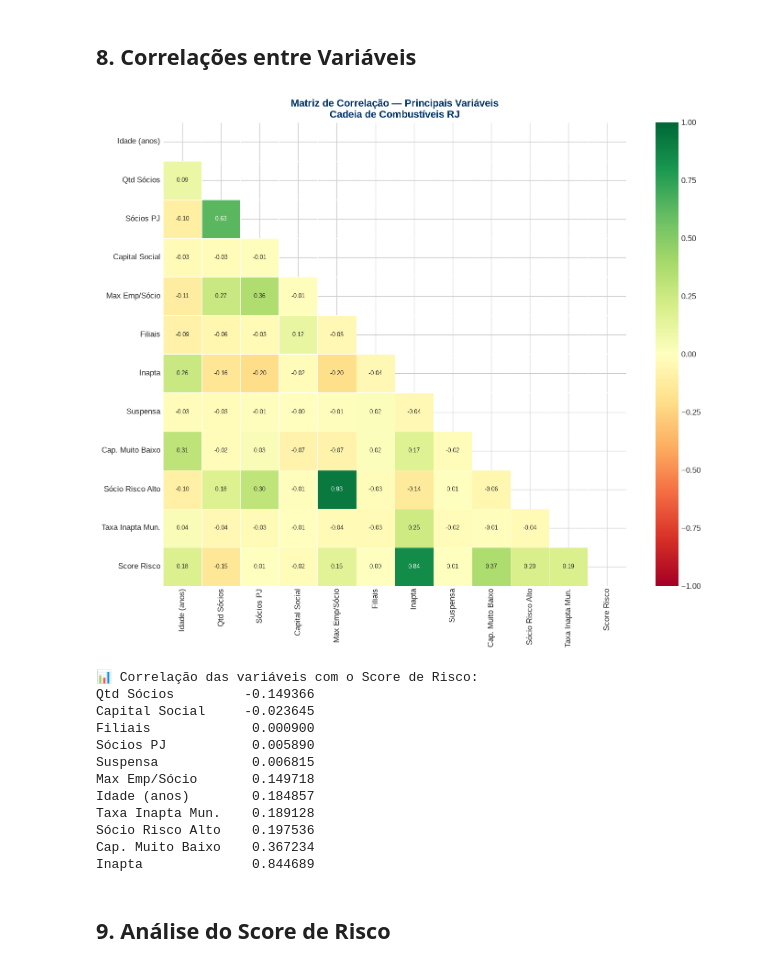
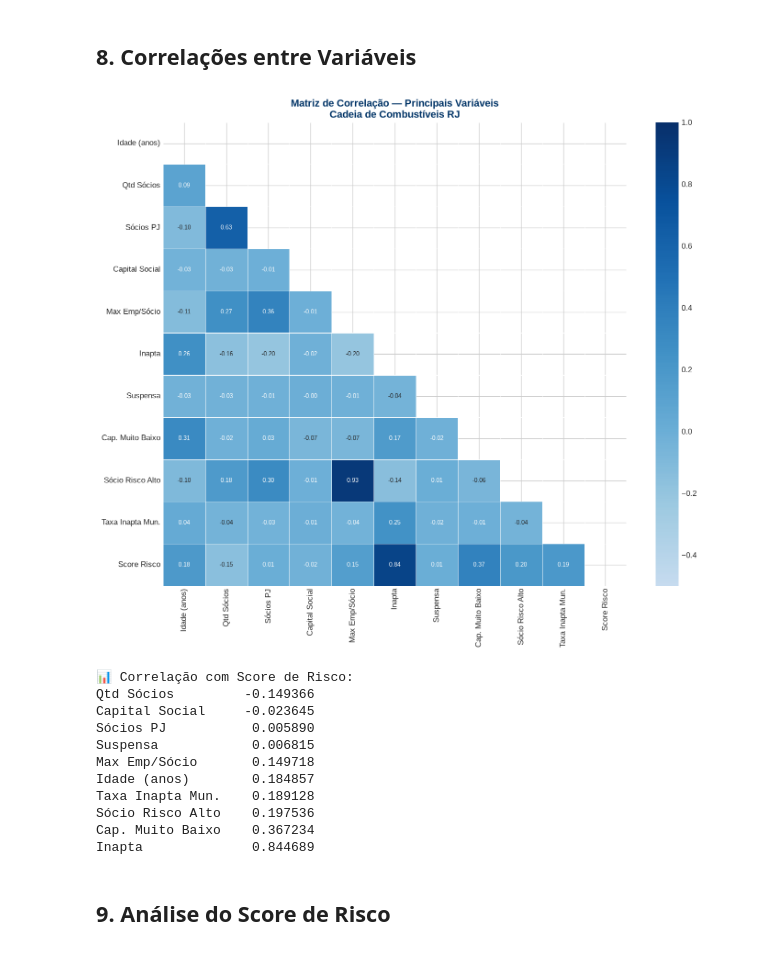
Before and after one commit to ktia-rios/tcc-scoring-risco-icms, a Jupyter notebook: notebooks/01_analise_exploratoria.ipynb, the cells around one changed output. Saved outputs shown, nothing was run; the diff lists cells and outputs as text; code cells hidden in the pictures.

Commit message:
refactor: paleta acadêmica azul + tracejado vermelho em todos os scripts e gráficos

```diff
--- a/notebooks/01_analise_exploratoria.ipynb
+++ b/notebooks/01_analise_exploratoria.ipynb
@@ -446,57 +381,40 @@ print(f'  • Idade média do setor: {df["anos_operacao"].mean():.1f} anos')
 # %% [markdown]
 ## 8. Correlações entre Variáveis
 # %%
-# Selecionar variáveis mais relevantes para a correlação
-cols_corr = [
-    'anos_operacao', 'qtd_socios', 'qtd_socios_pj',
-    'capital_social', 'max_empresas_por_socio',
-    'qtd_filiais', 'inapta', 'suspensa',
-    'capital_muito_baixo', 'socio_risco_alto',
-    'taxa_inapta_municipio', 'score_risco_v2'
-]
+cols_corr = ['anos_operacao','qtd_socios','qtd_socios_pj','capital_social',
+             'max_empresas_por_socio','inapta','suspensa',
+             'capital_muito_baixo','socio_risco_alto',
+             'taxa_inapta_municipio','score_risco_v2']
 cols_corr = [c for c in cols_corr if c in df.columns]
-
-nomes_legenda = {
-    'anos_operacao': 'Idade (anos)',
-    'qtd_socios': 'Qtd Sócios',
-    'qtd_socios_pj': 'Sócios PJ',
-    'capital_social': 'Capital Social',
-    'max_empresas_por_socio': 'Max Emp/Sócio',
-    'qtd_filiais': 'Filiais',
-    'inapta': 'Inapta',
-    'suspensa': 'Suspensa',
-    'capital_muito_baixo': 'Cap. Muito Baixo',
-    'socio_risco_alto': 'Sócio Risco Alto',
-    'taxa_inapta_municipio': 'Taxa Inapta Mun.',
-    'score_risco_v2': 'Score Risco'
+nomes = {
+    'anos_operacao':'Idade (anos)', 'qtd_socios':'Qtd Sócios',
+    'qtd_socios_pj':'Sócios PJ', 'capital_social':'Capital Social',
+    'max_empresas_por_socio':'Max Emp/Sócio', 'inapta':'Inapta',
+    'suspensa':'Suspensa', 'capital_muito_baixo':'Cap. Muito Baixo',
+    'socio_risco_alto':'Sócio Risco Alto',
+    'taxa_inapta_municipio':'Taxa Inapta Mun.', 'score_risco_v2':'Score Risco'
 }
-
-corr = df[cols_corr].rename(columns=nomes_legenda).corr()
+corr = df[cols_corr].rename(columns=nomes).corr()
+mask = np.triu(np.ones_like(corr, dtype=bool))
 
 fig, ax = plt.subplots(figsize=(12, 10))
-mask = np.triu(np.ones_like(corr, dtype=bool))
-sns.heatmap(corr, mask=mask, annot=True, fmt='.2f',
-            cmap='RdYlGn', center=0, square=True,
-            linewidths=0.5, ax=ax,
-            annot_kws={'size': 8},
-            vmin=-1, vmax=1)
+sns.heatmap(corr, mask=mask, annot=True, fmt='.2f', cmap='Blues',
+            center=0, square=True, linewidths=0.5, ax=ax,
+            annot_kws={'size':8}, vmin=-0.5, vmax=1)
 ax.set_title('Matriz de Correlação — Principais Variáveis\nCadeia de Combustíveis RJ',
-             fontsize=13, fontweight='bold', color=CORES['azul'])
+             fontsize=13, fontweight='bold', color=AZUL['escuro'])
 plt.tight_layout()
-plt.savefig('../outputs/graficos/EDA_06_correlacao.png',
-            dpi=150, bbox_inches='tight')
+plt.savefig(OUT_DIR/'EDA_06_correlacao.png', dpi=150, bbox_inches='tight', facecolor='white')
 plt.show()
 
-# Correlações com o score de risco
 corr_score = corr['Score Risco'].drop('Score Risco').sort_values()
-print('\n📊 Correlação das variáveis com o Score de Risco:')
+print('\n📊 Correlação com Score de Risco:')
 print(corr_score.to_string())
 # %% [output]
-[figure, old version]
+[figure, new version]
-📊 Correlação das variáveis com o Score de Risco:
+📊 Correlação com Score de Risco:
 Qtd Sócios         -0.149366
 Capital Social     -0.023645
-Filiais             0.000900
 Sócios PJ           0.005890
 Suspensa            0.006815
 Max Emp/Sócio       0.149718
```
Also changed, not shown: parts of 14 cells of this notebook, 20 other files.
